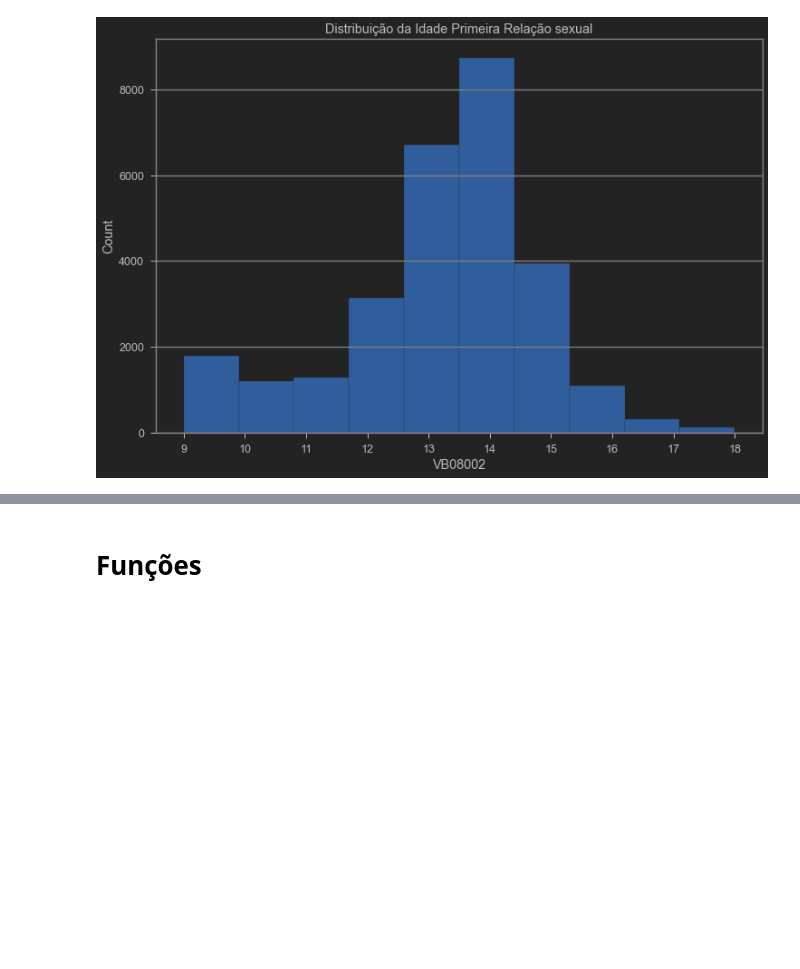
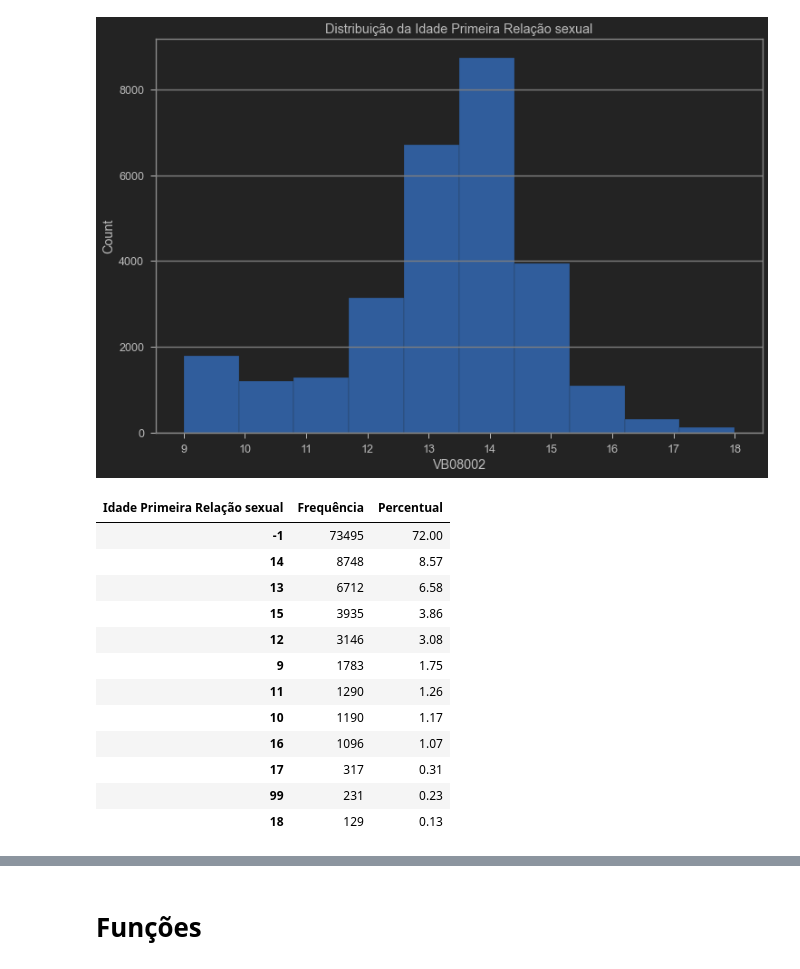
Before and after one commit to Igor-Arantes/Bootcamp-Data-Science-Aplicada, a Jupyter notebook: Igor_Arantes_Desafio_03.ipynb, the cells around one changed output, grey strips where cells are left out. Cells and saved outputs as stored; diff of their text form; code cells hidden in the pictures; blank space fills up the shorter version.

```diff
--- a/Igor_Arantes_Desafio_03.ipynb
+++ b/Igor_Arantes_Desafio_03.ipynb
@@ -105,3 +109,19 @@ plt.grid(axis='y',c='grey')
 plt.show()
 # %% [output]
 [figure]
+# %%
+tabela_frequencia(dados,'VB08002','Idade Primeira Relação sexual')
+# %% [output]
+| Idade Primeira Relação sexual | Frequência | Percentual |
+| -1 | 73495 | 72.00 |
+| 14 | 8748 | 8.57 |
+| 13 | 6712 | 6.58 |
+| 15 | 3935 | 3.86 |
+| 12 | 3146 | 3.08 |
+| 9 | 1783 | 1.75 |
+| 11 | 1290 | 1.26 |
+| 10 | 1190 | 1.17 |
+| 16 | 1096 | 1.07 |
+| 17 | 317 | 0.31 |
+| 99 | 231 | 0.23 |
+| 18 | 129 | 0.13 |
```
Also changed, not shown: parts of 5 cells of this notebook.
